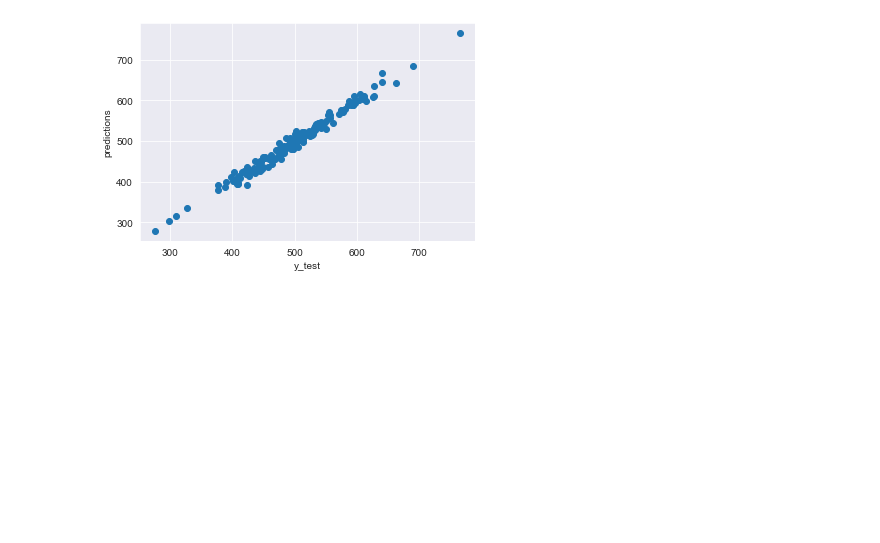
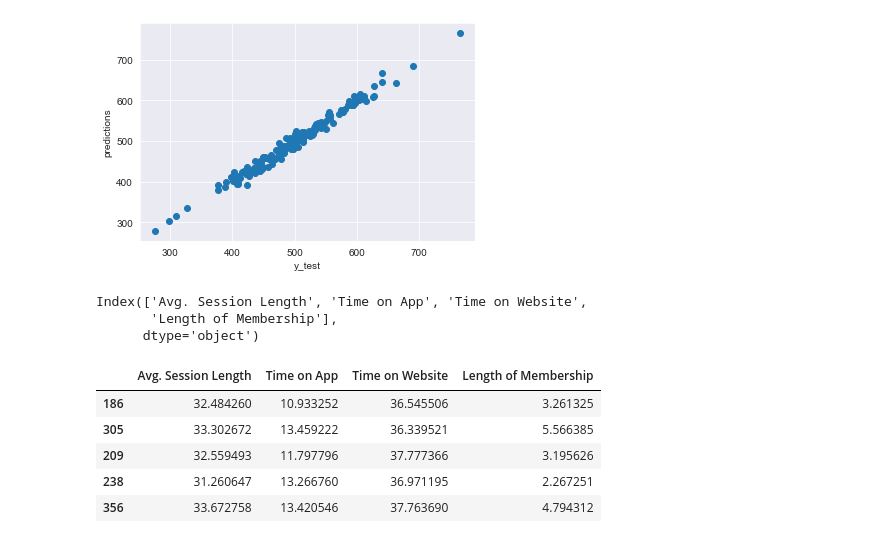
Before and after one commit to kriti-ixix/ai-1030, a Jupyter notebook: machine learning/linear regression.ipynb, the cells around one changed output. Saved outputs shown, nothing was run; the diff lists cells and outputs as text; code cells hidden in the pictures; blank space fills up the shorter version.

```diff
--- a/machine learning/linear regression.ipynb
+++ b/machine learning/linear regression.ipynb
@@ -228,3 +228,18 @@ plt.ylabel('predictions')
 # %% [output]
 Text(0, 0.5, 'predictions')
 [figure]
+# %%
+X.columns
+# %% [output]
+Index(['Avg. Session Length', 'Time on App', 'Time on Website',
+       'Length of Membership'],
+      dtype='object')
+# %%
+X_test.head()
+# %% [output]
+|  | Avg. Session Length | Time on App | Time on Website | Length of Membership |
+| 186 | 32.484260 | 10.933252 | 36.545506 | 3.261325 |
+| 305 | 33.302672 | 13.459222 | 36.339521 | 5.566385 |
+| 209 | 32.559493 | 11.797796 | 37.777366 | 3.195626 |
+| 238 | 31.260647 | 13.266760 | 36.971195 | 2.267251 |
+| 356 | 33.672758 | 13.420546 | 37.763690 | 4.794312 |
```
Also changed, not shown: parts of 4 cells of this notebook.
